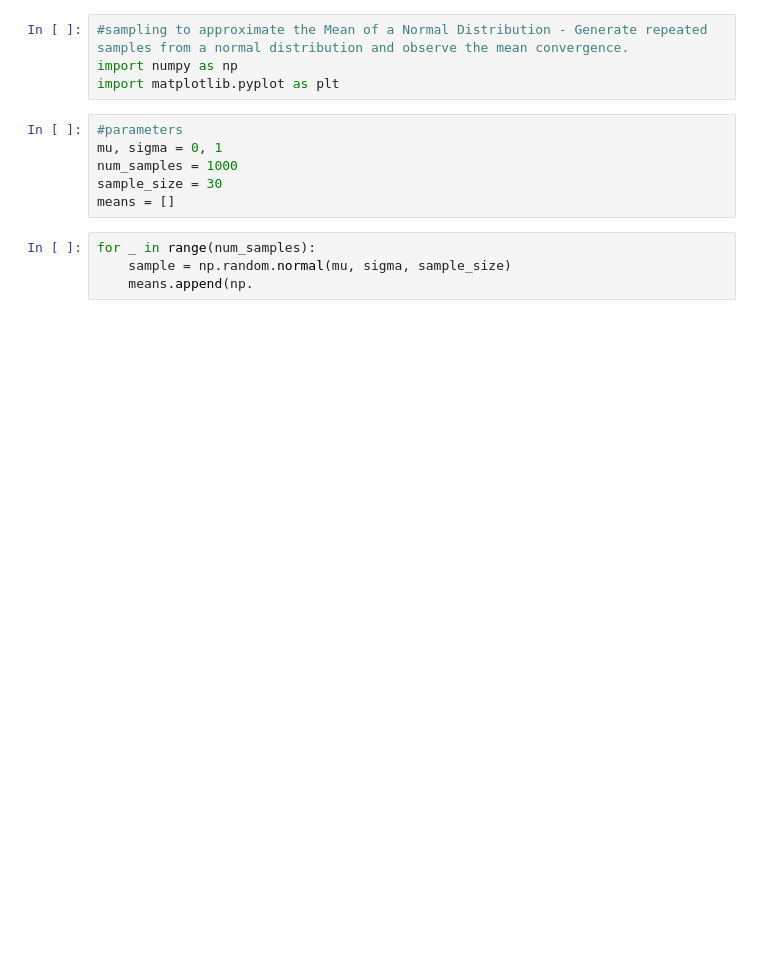
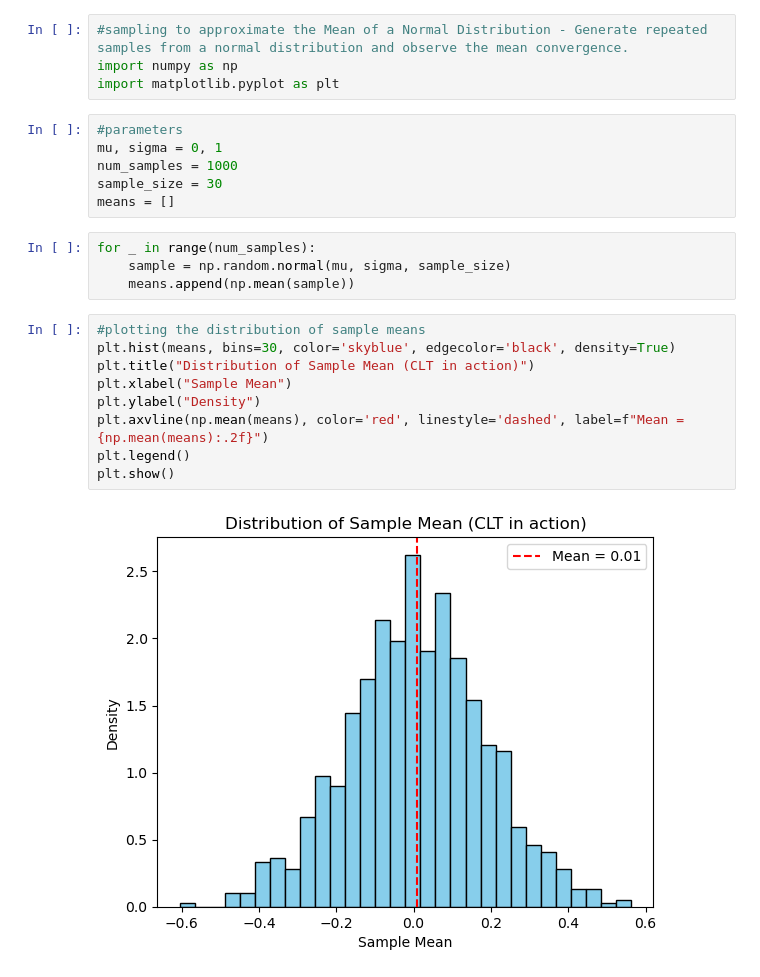
Before and after one commit to adeline-pepela/Module-3, a Jupyter notebook: DSA 8302 Computational Techniques in DS/week 9/week 9.ipynb, the cells around one changed output. Saved outputs shown, nothing was run; the diff lists cells and outputs as text; blank space fills up the shorter version.

```diff
--- a/DSA 8302 Computational Techniques in DS/week 9/week 9.ipynb
+++ b/DSA 8302 Computational Techniques in DS/week 9/week 9.ipynb
@@ -40,4 +44,15 @@ means = []
 # %%
 for _ in range(num_samples):
     sample = np.random.normal(mu, sigma, sample_size)
-    means.append(np.
+    means.append(np.mean(sample))
+# %%
+#plotting the distribution of sample means
+plt.hist(means, bins=30, color='skyblue', edgecolor='black', density=True)
+plt.title("Distribution of Sample Mean (CLT in action)")
+plt.xlabel("Sample Mean")
+plt.ylabel("Density")
+plt.axvline(np.mean(means), color='red', linestyle='dashed', label=f"Mean = {np.mean(means):.2f}")
+plt.legend()
+plt.show()
+# %% [output]
+[figure, added]
```
Also changed, not shown: parts of 3 cells of this notebook.
